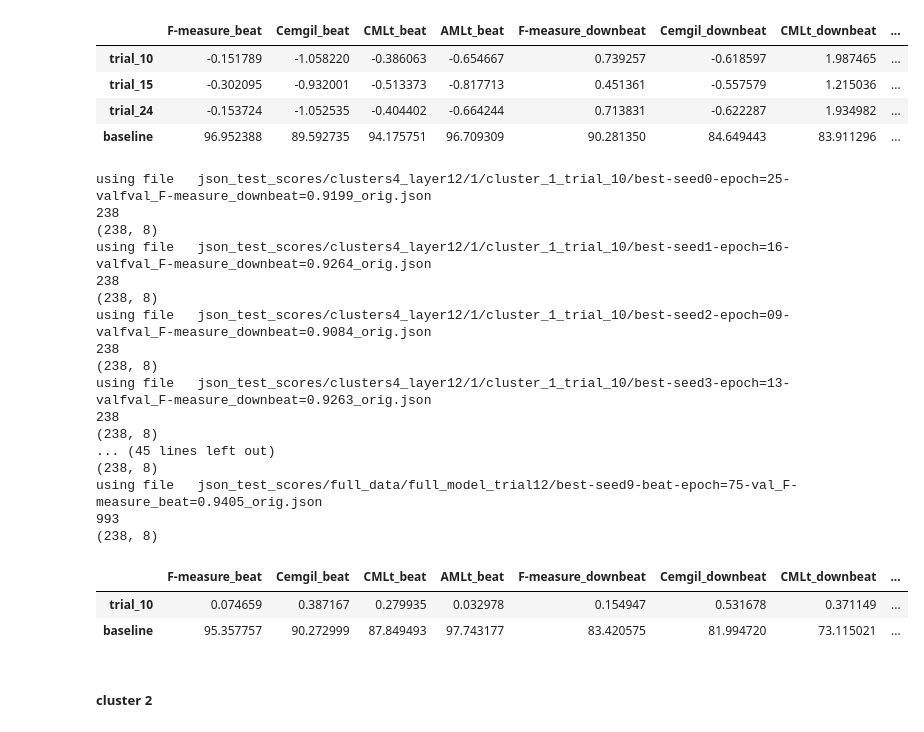
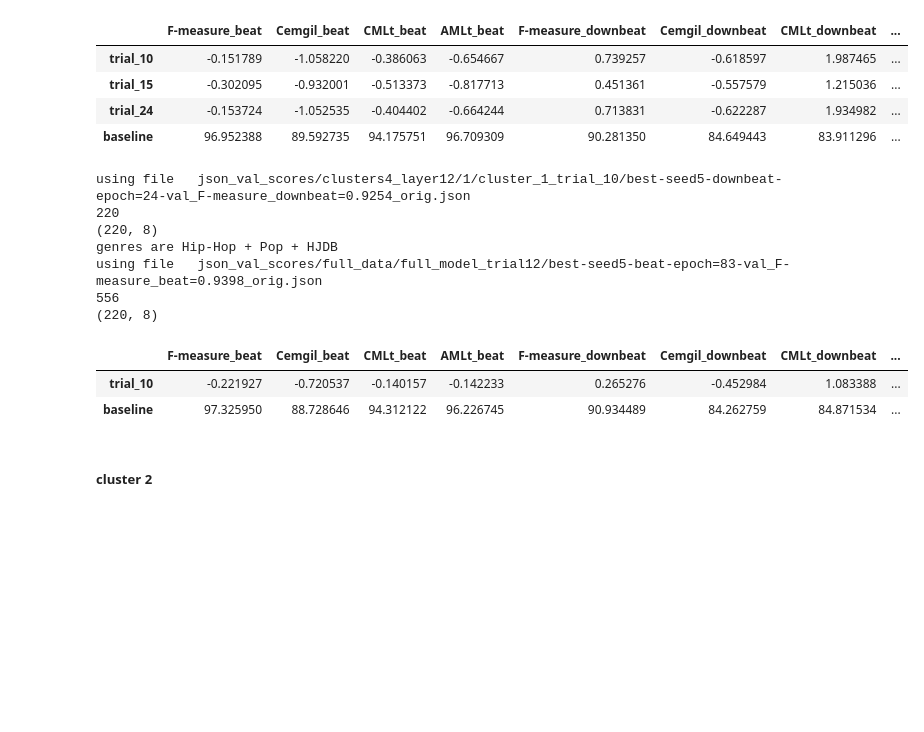
Before and after one commit to PulyaPolya/beat_this, a Jupyter notebook: results_evaluation.ipynb, the cells around one changed output. Drawn from its saved outputs; the diff is of its cells as text; code cells hidden in the pictures; blank space fills up the shorter version.

Commit message:
joint evaluation wip

```diff
--- a/results_evaluation.ipynb
+++ b/results_evaluation.ipynb
@@ -89,7 +95,7 @@ def construct_df_full_data (json_path,  seed, rename_columns = None, names = Non
         name = ""
     folder = os.path.join(json_path, "full_data", name)
     file_scores = [file for file in os.listdir(folder) if f"best-seed{seed}" in file][0]
-
+    print(file_scores)
     json_file = open(os.path.join(folder, file_scores))
     json1_str = json_file.read()
     json1_data = json.loads(json1_str)
@@ -131,11 +137,13 @@ def construct_total_df (json_path, seed, cluster_config, cluster_numbers, rename
     #print(skip_cluster)
     for cluster_number in cluster_numbers:
         if cluster_number in skip_cluster:
-            print(f"skippint cluster {cluster_number}")
+            print(f"skipping cluster {cluster_number}")
             df_cluster  = get_restults_per_cluster(
                 json_path, cluster=cluster_number, seeds=[seed], cluster_config=cluster_config,
                 df_path=df_path, full=True, per_cluster=True, name = names[0], return_per_track=True
             )
+            col_down = [col for col in df_cluster.columns.values if "F-measure_downbeat" in col][0]
+            print(f"total sum for cluster {cluster_number} skipped is {df_cluster[col_down].sum()}")
             # res_base = pd.DataFrame.from_dict(scores_cl_base[0]  , orient="index", columns=[f"baseline"])
             # df_cluster = pd.DataFrame(res_base)
 
@@ -143,7 +151,9 @@ def construct_total_df (json_path, seed, cluster_config, cluster_numbers, rename
         else:
 
             df_cluster = construct_df_clsuter_data(json_path, seed, cluster_config, cluster_number, rename_columns= rename_columns, names = names)
-            #
+            col_down = [col for col in df_cluster.columns.values if "F-measure_downbeat" in col][0]
+            print(f"total sum for cluster {cluster_number} is {df_cluster[col_down].sum()}")
+        print(f"cluster len is {len(df_cluster)}")
         if seed == 0:
             print(df_cluster.shape)
         df_list.append (df_cluster)
@@ -192,14 +202,17 @@ def get_total_results_new(seeds, json_val_path,layer = None, clusters = None, fu
     for seed in seeds:
         if full:
             df_total = construct_df_full_data (json_val_path, seed=seed, rename_columns=rename_columns, names = names)
-            if seed == 0:
+            col_down = [col for col in df_total.columns.values if "F-measure_downbeat" in col][0]
+            sum_full = df_total[col_down].sum()
+            print(f"total sum is {sum_full}")
+            if seed == 5:
                 print(len(df_total))
         else:
             cluster_numbers = np.arange(clusters) +1
             cluster_config = f"clusters{clusters}_layer{layer}"
             df_total = construct_total_df (json_val_path, seed=seed, cluster_config=cluster_config, cluster_numbers=cluster_numbers,
                                            rename_columns=rename_columns, names = names, skip_cluster = skip_cluster, df_path = df_path)
-
+            print(f"the total cluster dif is {len(df_total)}")
         means_total = (df_total.mean()* 100).to_dict()
         means_total_renamed =means_total.copy()# rename_keys_dict(means_total)
         #print(diff_dict_renamed)
@@ -324,7 +398,7 @@ def get_cluster_files (cluster, df_path):
 
 #compute scores only for tracks from a given cluster
 # when per_cluster set to False, we compute scores for all tracks
-def get_restults_per_cluster (json_path,  cluster, seeds, df_path, full= False, layer = None, n_clusters = None, per_cluster = True ):
+def old_get_restults_per_cluster (json_path,  cluster, seeds, df_path, full= False, layer = None, n_clusters = None, per_cluster = True ):
     if full:
         folder = os.path.join(json_path, "full_data")
     else:
@@ -340,7 +414,7 @@ def get_restults_per_cluster (json_path,  cluster, seeds, df_path, full= False,
         json_file = open(os.path.join(folder, file_scores))
         json1_str = json_file.read()
         json1_data = json.loads(json1_str)
-        json_data = {key[:-10]: value for key, value in json1_data.items()}
+        json_data =json1_data.copy() #{key[:-10]: value for key, value in json1_data.items()}  # !!!!!!!
         df  = pd.DataFrame(json_data).T
         if full and per_cluster:
             ind = set(df.index)
@@ -1485,0 +1637,7 @@ result
+# %%
+import optuna
+import pandas as pd
+
+df_filtered, search_space = get_study_info(study_name="full_data", storage_path="sqlite:///optuna_joint.db",
+                                           tail = 10)
+df_filtered
@@ -2311,32 +2484,23 @@ using file   json_val_scores/full_data/full_model_trial12/best-seed0-epoch=85-va
 | trial_24 | -0.153724 | -1.052535 | -0.404402 | -0.664244 | 0.713831 | -0.622287 | 1.934982 | ... |
 | baseline | 96.952388 | 89.592735 | 94.175751 | 96.709309 | 90.281350 | 84.649443 | 83.911296 | ... |
 # %%
-df_total = get_per_cluster_results(trials = [10], seeds = [0,1,2,3,4,5,6,7,8,9],json_path = "json_test_scores", name_full = "full_model_trial12", cluster = 1,
+df_total = get_per_cluster_results(trials = [10], seeds = [5],json_path = "json_val_scores", name_full = "full_model_trial12", cluster = 1,
                                     cluster_config="clusters4_layer12", df_path="data_cluster_assignments/df_cmeans_12_4clusters_new.csv")
 diff_vs_baseline = get_baseliine_diff (df_total, num_trials=1)
 diff_vs_baseline
 diff_vs_baseline
+#0,1,2,3,4,5,6,7,8,9
 # %% [output]
-using file   json_test_scores/clusters4_layer12/1/cluster_1_trial_10/best-seed0-epoch=25-valfval_F-measure_downbeat=0.9199_orig.json
-238
-(238, 8)
-using file   json_test_scores/clusters4_layer12/1/cluster_1_trial_10/best-seed1-epoch=16-valfval_F-measure_downbeat=0.9264_orig.json
-238
-(238, 8)
-using file   json_test_scores/clusters4_layer12/1/cluster_1_trial_10/best-seed2-epoch=09-valfval_F-measure_downbeat=0.9084_orig.json
-238
-(238, 8)
-using file   json_test_scores/clusters4_layer12/1/cluster_1_trial_10/best-seed3-epoch=13-valfval_F-measure_downbeat=0.9263_orig.json
-238
-(238, 8)
-... (45 lines left out)
-(238, 8)
-using file   json_test_scores/full_data/full_model_trial12/best-seed9-beat-epoch=75-val_F-measure_beat=0.9405_orig.json
-993
-(238, 8)
+using file   json_val_scores/clusters4_layer12/1/cluster_1_trial_10/best-seed5-downbeat-epoch=24-val_F-measure_downbeat=0.9254_orig.json
+220
+(220, 8)
+genres are Hip-Hop + Pop + HJDB
+using file   json_val_scores/full_data/full_model_trial12/best-seed5-beat-epoch=83-val_F-measure_beat=0.9398_orig.json
+556
+(220, 8)
 |  | F-measure_beat | Cemgil_beat | CMLt_beat | AMLt_beat | F-measure_downbeat | Cemgil_downbeat | CMLt_downbeat | ... |
-| trial_10 | 0.074659 | 0.387167 | 0.279935 | 0.032978 | 0.154947 | 0.531678 | 0.371149 | ... |
-| baseline | 95.357757 | 90.272999 | 87.849493 | 97.743177 | 83.420575 | 81.994720 | 73.115021 | ... |
+| trial_10 | -0.221927 | -0.720537 | -0.140157 | -0.142233 | 0.265276 | -0.452984 | 1.083388 | ... |
+| baseline | 97.325950 | 88.728646 | 94.312122 | 96.226745 | 90.934489 | 84.262759 | 84.871534 | ... |
 # %% [markdown]
 ##### cluster 2
 # %%
```
Also changed, not shown: parts of 24 cells of this notebook, 3 other files.
